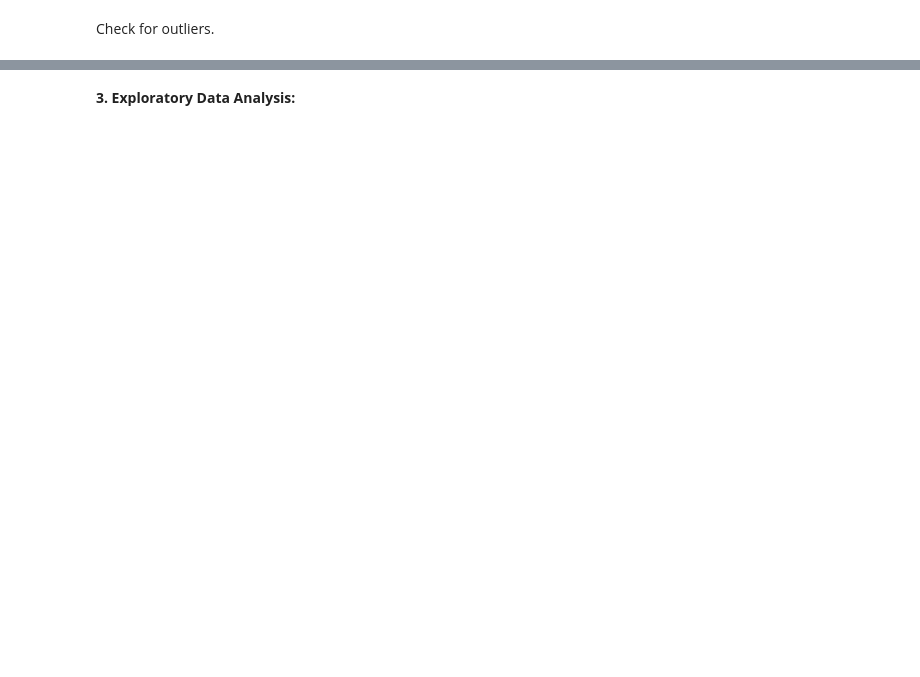
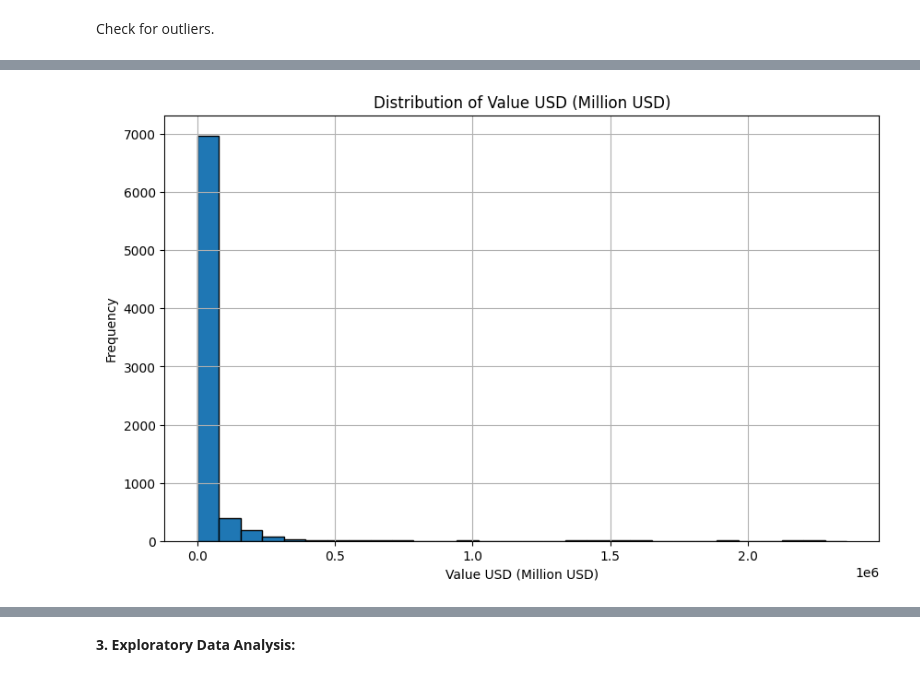
Before and after one commit to klbailey/ADA, a Jupyter notebook: Capstone.ipynb, the cells around one changed output, grey strips where cells are left out. Drawn from its saved outputs; the diff is of its cells as text; code cells hidden in the pictures; blank space fills up the shorter version.

```diff
--- a/Capstone.ipynb
+++ b/Capstone.ipynb
@@ -536,0 +504,20 @@ dtype: object
+# %%
+import matplotlib.pyplot as plt
+
+# Load VA_NewUpdated.csv
+va_data = pd.read_csv('VA_NewUpdated.csv')
+
+# Define the column to check for outliers
+value_column = 'Value USD (Million USD)'
+values = va_data[value_column]
+
+# Visualize distribution of 'Value USD (Million USD)'
+plt.figure(figsize=(10, 6))
+plt.hist(values, bins=30, edgecolor='black')
+plt.title(f'Distribution of {value_column}')
+plt.xlabel(value_column)
+plt.ylabel('Frequency')
+plt.grid(True)
+plt.show()
+# %% [output]
+[figure, added]
```
Also changed, not shown: parts of 70 cells of this notebook.
